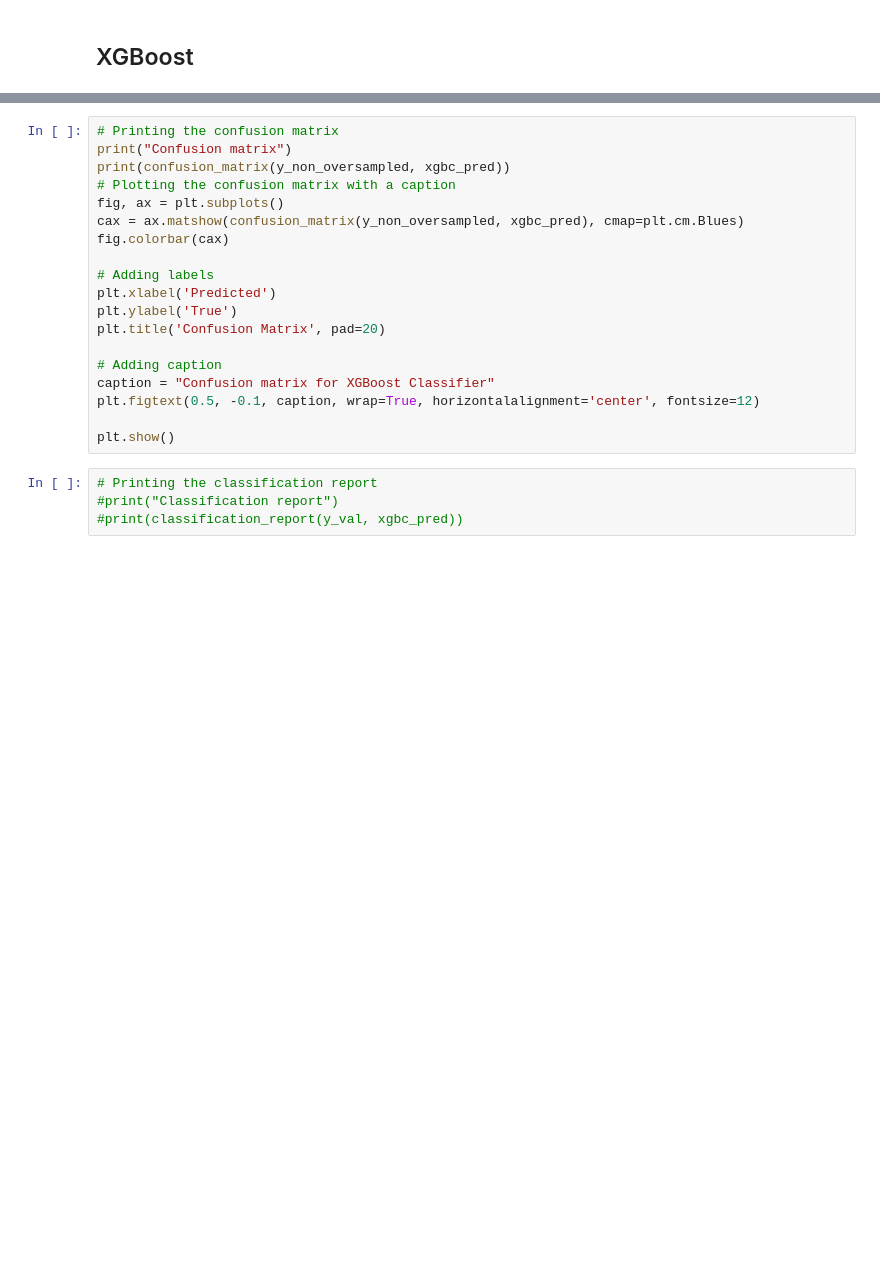
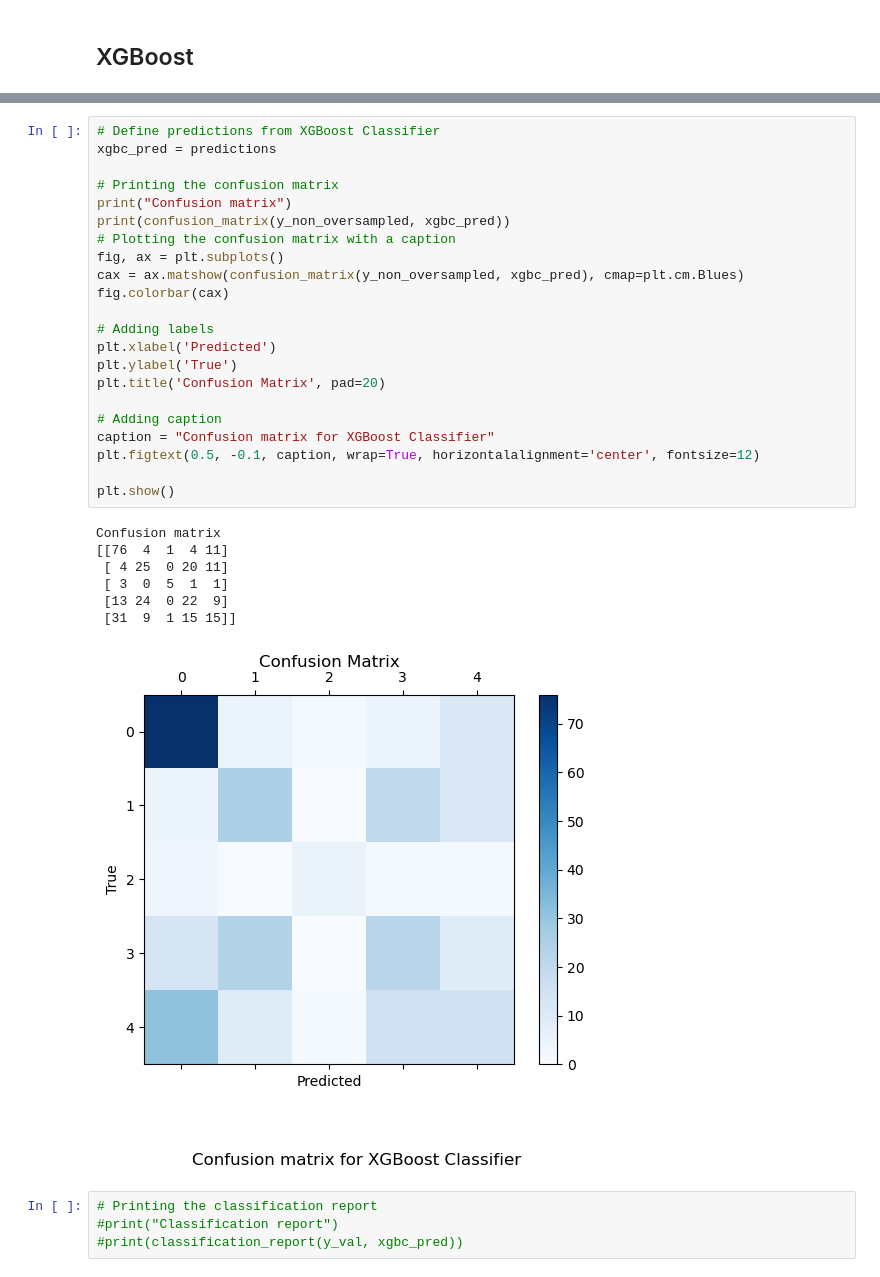
Before and after one commit to bohrges/DAA, a Jupyter notebook: models.ipynb, the cells around one changed output, grey strips where cells are left out. Cells and saved outputs as stored; diff of their text form; blank space fills up the shorter version.

```diff
--- a/models.ipynb
+++ b/models.ipynb
@@ -159,22 +262,33 @@ print('Macro F1 Score:', f1_score(y_non_oversampled, xgbc_pred, average='macro')
 # %%
+# Define predictions from XGBoost Classifier
+xgbc_pred = predictions
+
 # Printing the confusion matrix
 print("Confusion matrix")
 print(confusion_matrix(y_non_oversampled, xgbc_pred))
 # Plotting the confusion matrix with a caption
 fig, ax = plt.subplots()
 cax = ax.matshow(confusion_matrix(y_non_oversampled, xgbc_pred), cmap=plt.cm.Blues)
 fig.colorbar(cax)
 
 # Adding labels
 plt.xlabel('Predicted')
 plt.ylabel('True')
 plt.title('Confusion Matrix', pad=20)
 
 # Adding caption
 caption = "Confusion matrix for XGBoost Classifier"
 plt.figtext(0.5, -0.1, caption, wrap=True, horizontalalignment='center', fontsize=12)
 
 plt.show()
+# %% [output]
+Confusion matrix
+[[76  4  1  4 11]
+ [ 4 25  0 20 11]
+ [ 3  0  5  1  1]
+ [13 24  0 22  9]
+ [31  9  1 15 15]]
+[figure, added]
 # %%
 # Printing the classification report
 #print("Classification report")
```
Also changed, not shown: parts of 7 cells of this notebook, 6 other files.
